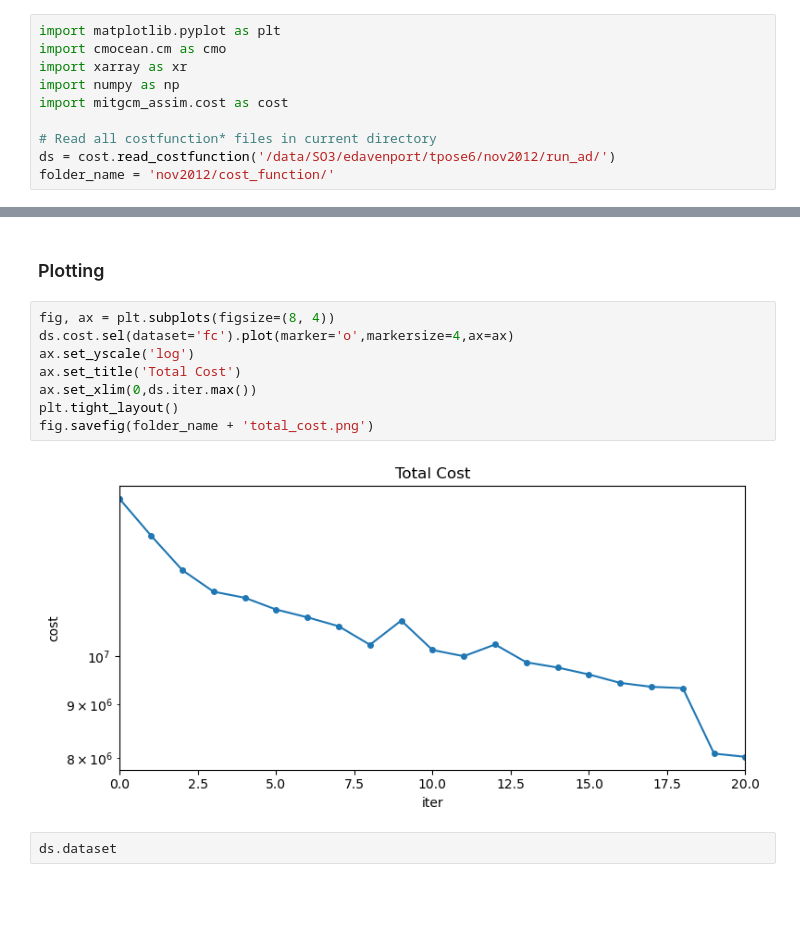
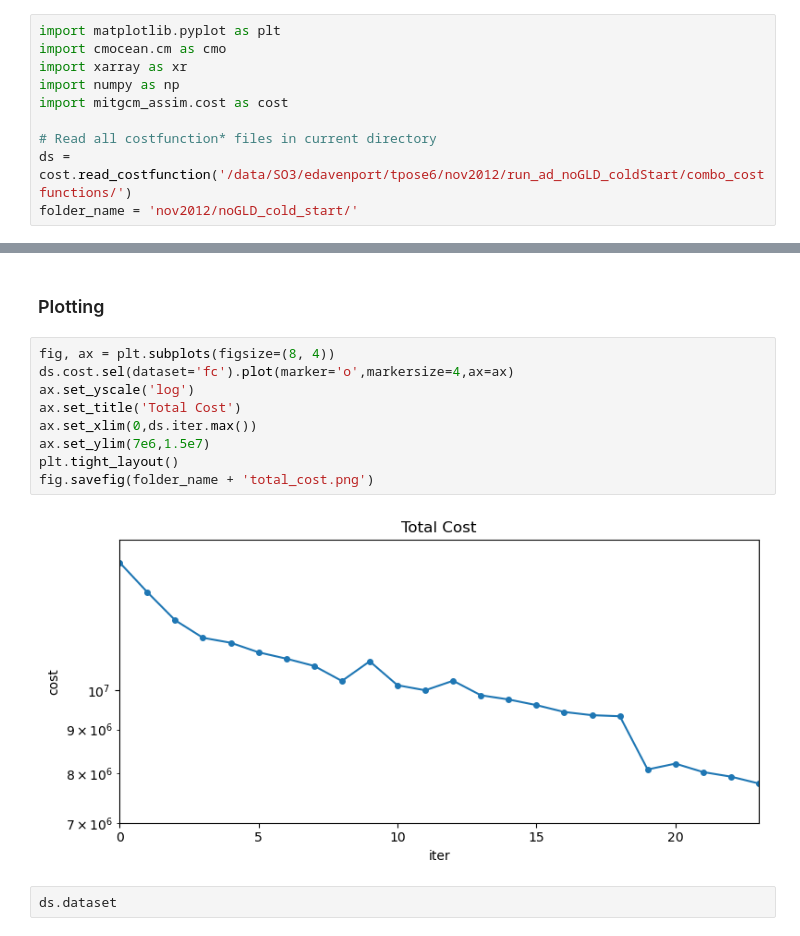
Before and after one commit to eldavenport/TPOSE6_VelocityAssim, a Jupyter notebook: nov2012/cost_function/cost_by_iter.ipynb, the cells around one changed output, grey strips where cells are left out. Saved outputs shown, nothing was run; the diff lists cells and outputs as text; blank space fills up the shorter version.

Commit message:
looking at cold start optimization without gliders

```diff
--- a/nov2012/cost_function/cost_by_iter.ipynb
+++ b/nov2012/cost_function/cost_by_iter.ipynb
@@ -6,8 +6,8 @@ import numpy as np
 import mitgcm_assim.cost as cost
 
 # Read all costfunction* files in current directory
-ds = cost.read_costfunction('/data/SO3/edavenport/tpose6/nov2012/run_ad/')
-folder_name = 'nov2012/cost_function/'
+ds = cost.read_costfunction('/data/SO3/edavenport/tpose6/nov2012/run_ad_noGLD_coldStart/combo_costfunctions/')
+folder_name = 'nov2012/noGLD_cold_start/'
 # %%
 ds.cost.sel(dataset='fc')
 # %% [output]
@@ -239,13 +240,14 @@ ds.n_obs.loc[dict(dataset=new)] = new_nobs
 # %%
 fig, ax = plt.subplots(figsize=(8, 4))
 ds.cost.sel(dataset='fc').plot(marker='o',markersize=4,ax=ax)
 ax.set_yscale('log')
 ax.set_title('Total Cost')
 ax.set_xlim(0,ds.iter.max())
+ax.set_ylim(7e6,1.5e7)
 plt.tight_layout()
 fig.savefig(folder_name + 'total_cost.png')
 # %% [output]
-[figure, old version]
+[figure, new version]
 # %%
 ds.dataset
 # %% [output]
```
Also changed, not shown: parts of 10 cells of this notebook, 10 other files.
